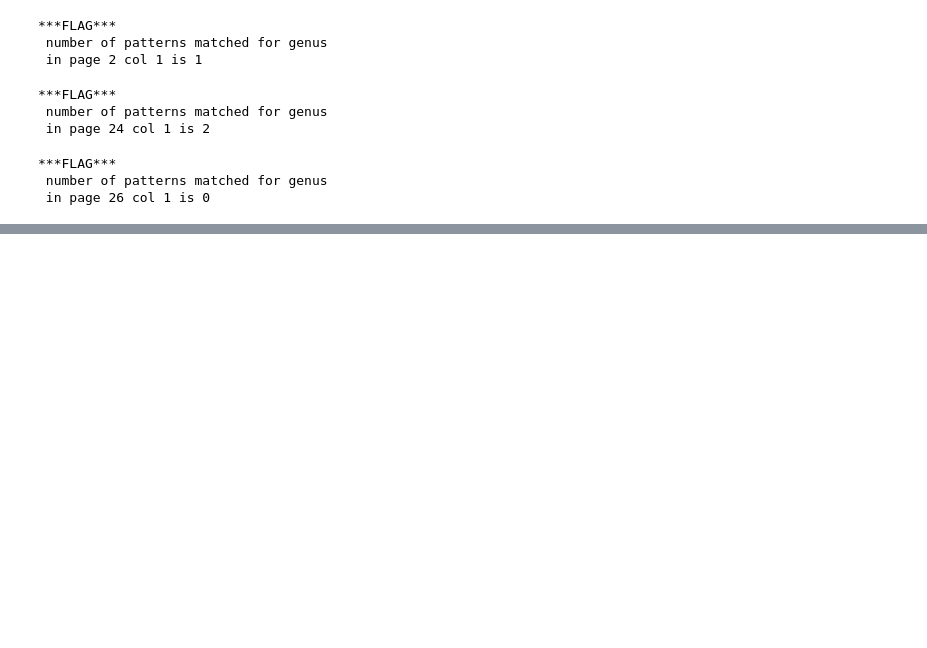
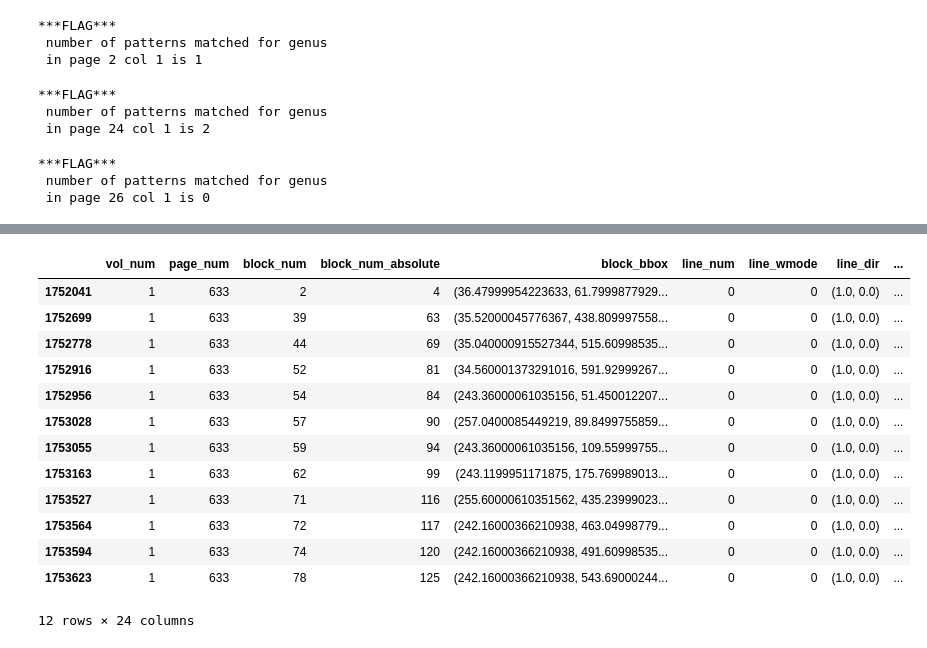
Before and after one commit to shidedh/UpdateFlora, a Jupyter notebook: index_code/alphabetic0309.ipynb, the cells around one changed output, grey strips where cells are left out. Cells and saved outputs as stored; diff of their text form; code cells hidden in the pictures; blank space fills up the shorter version.

```diff
--- a/index_code/alphabetic0309.ipynb
+++ b/index_code/alphabetic0309.ipynb
@@ -194,0 +498,17 @@ for vol_char_df, vol_index, doc, output_name in all_vol_data:
+# %%
+vol1_df[(vol1_df['page_num'] == vol1_index[17]) & (vol1_df['genus_index_pat_match'] == True)]
+# %% [output]
+|  | vol_num | page_num | block_num | block_num_absolute | block_bbox | line_num | line_wmode | line_dir | ... |
+| 1752041 | 1 | 633 | 2 | 4 | (36.47999954223633, 61.7999877929... | 0 | 0 | (1.0, 0.0) | ... |
+| 1752699 | 1 | 633 | 39 | 63 | (35.52000045776367, 438.809997558... | 0 | 0 | (1.0, 0.0) | ... |
+| 1752778 | 1 | 633 | 44 | 69 | (35.040000915527344, 515.60998535... | 0 | 0 | (1.0, 0.0) | ... |
+| 1752916 | 1 | 633 | 52 | 81 | (34.560001373291016, 591.92999267... | 0 | 0 | (1.0, 0.0) | ... |
+| 1752956 | 1 | 633 | 54 | 84 | (243.36000061035156, 51.450012207... | 0 | 0 | (1.0, 0.0) | ... |
+| 1753028 | 1 | 633 | 57 | 90 | (257.0400085449219, 89.8499755859... | 0 | 0 | (1.0, 0.0) | ... |
+| 1753055 | 1 | 633 | 59 | 94 | (243.36000061035156, 109.55999755... | 0 | 0 | (1.0, 0.0) | ... |
+| 1753163 | 1 | 633 | 62 | 99 | (243.1199951171875, 175.769989013... | 0 | 0 | (1.0, 0.0) | ... |
+| 1753527 | 1 | 633 | 71 | 116 | (255.60000610351562, 435.23999023... | 0 | 0 | (1.0, 0.0) | ... |
+| 1753564 | 1 | 633 | 72 | 117 | (242.16000366210938, 463.04998779... | 0 | 0 | (1.0, 0.0) | ... |
+| 1753594 | 1 | 633 | 74 | 120 | (242.16000366210938, 491.60998535... | 0 | 0 | (1.0, 0.0) | ... |
+| 1753623 | 1 | 633 | 78 | 125 | (242.16000366210938, 543.69000244... | 0 | 0 | (1.0, 0.0) | ... |
+12 rows × 24 columns
```
Also changed, not shown: parts of 37 cells of this notebook, 1 other file.
